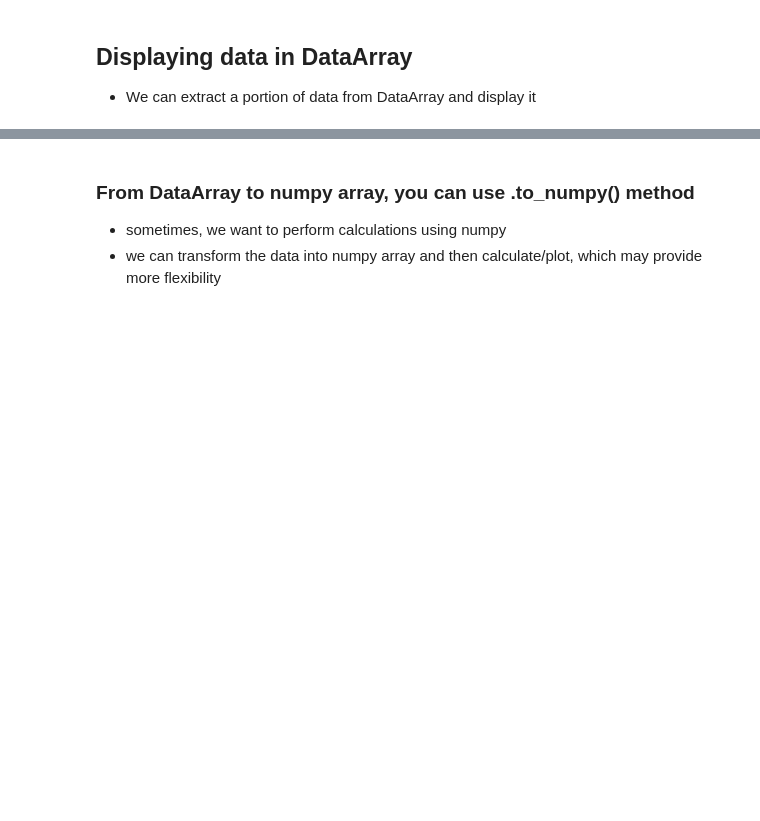
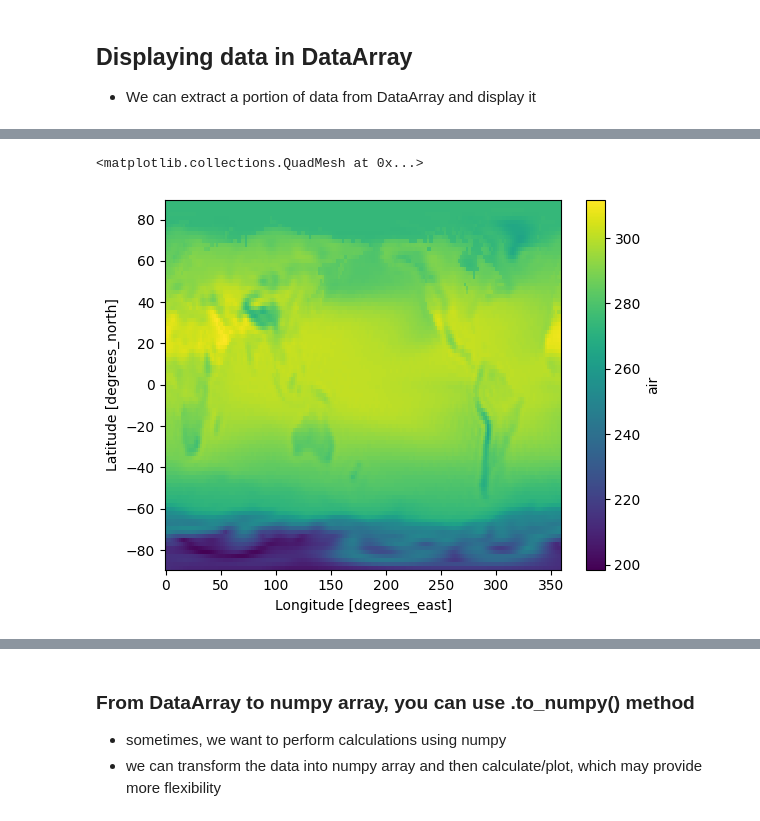
Before and after one commit to takaito1/EAS4821_S2024, a Jupyter notebook: scripts/intro_xarray.ipynb, the cells around one changed output, grey strips where cells are left out. Cells and saved outputs as stored; diff of their text form; code cells hidden in the pictures; blank space fills up the shorter version.

```diff
--- a/scripts/intro_xarray.ipynb
+++ b/scripts/intro_xarray.ipynb
@@ -162,0 +198,6 @@ ds.air.sel(time='2024-01').plot()
+# %%
+# Doing the same thing as above, but using a different way of extracting July temperature
+ds.air.sel(time=(ds.time.dt.month==7)).mean('time').plot()
+# %% [output]
+<matplotlib.collections.QuadMesh at 0x...>
+[figure, added]
```
Also changed, not shown: parts of 12 cells of this notebook.
